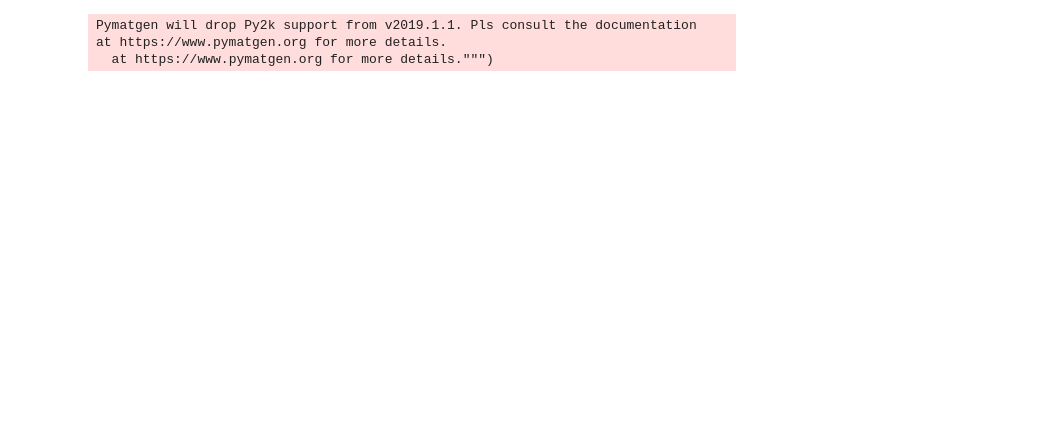
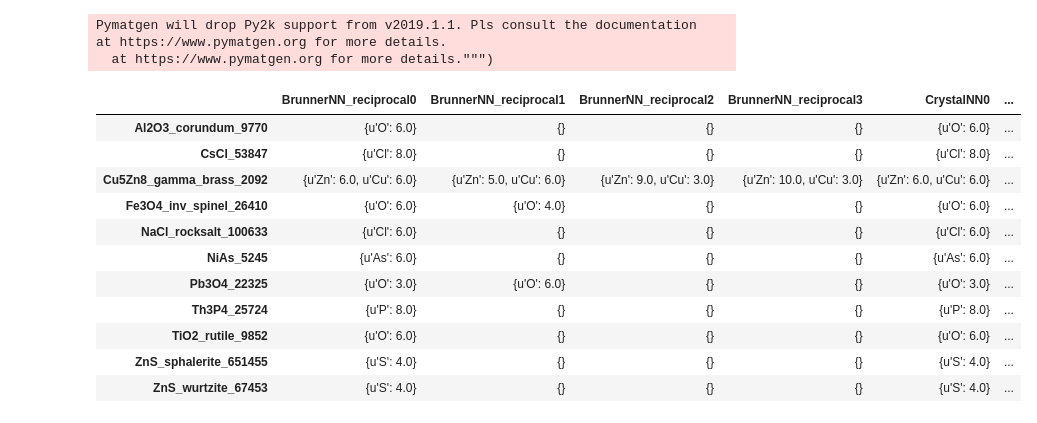
Before and after one commit to hackingmaterials/materials-coord, a Jupyter notebook: examples/common_binaries_cation_anion.ipynb, the cells around one changed output. Saved outputs shown, nothing was run; the diff lists cells and outputs as text; code cells hidden in the pictures; blank space fills up the shorter version.

```diff
--- a/examples/common_binaries_cation_anion.ipynb
+++ b/examples/common_binaries_cation_anion.ipynb
@@ -1,15 +1,33 @@
 # %%
 import pandas as pd
 pd.set_option("display.max_columns",999) # display all columns
 pd.set_option("display.max_rows", 999)
 
 from pymatgen.analysis.local_env import BrunnerNN_reciprocal, EconNN, JMolNN, \
                                         MinimumDistanceNN, MinimumOKeeffeNN, MinimumVIRENN, \
                                         VoronoiNN, VoronoiNN_modified, CrystalNN
 from materialscoord.core import Benchmark, HumanInterpreter
 
-methods = [BrunnerNN_reciprocal(), HumanInterpreter()]
+methods = [BrunnerNN_reciprocal(), EconNN(), JMolNN(), CrystalNN(), VoronoiNN(tol=0.5),
+           MinimumDistanceNN(), MinimumOKeeffeNN(), MinimumVIRENN(),
+           HumanInterpreter()]
+structure_groups = ["common_binaries"]
+
+preset = Benchmark.from_preset(preset_name=structure_groups)
+preset.benchmark(methods=methods)
 # %% [output]
 Pymatgen will drop Py2k support from v2019.1.1. Pls consult the documentation
 at https://www.pymatgen.org for more details.
   at https://www.pymatgen.org for more details.""")
+|  | BrunnerNN_reciprocal0 | BrunnerNN_reciprocal1 | BrunnerNN_reciprocal2 | BrunnerNN_reciprocal3 | CrystalNN0 | ... |
+| Al2O3_corundum_9770 | {u'O': 6.0} | {} | {} | {} | {u'O': 6.0} | ... |
+| CsCl_53847 | {u'Cl': 8.0} | {} | {} | {} | {u'Cl': 8.0} | ... |
+| Cu5Zn8_gamma_brass_2092 | {u'Zn': 6.0, u'Cu': 6.0} | {u'Zn': 5.0, u'Cu': 6.0} | {u'Zn': 9.0, u'Cu': 3.0} | {u'Zn': 10.0, u'Cu': 3.0} | {u'Zn': 6.0, u'Cu': 6.0} | ... |
+| Fe3O4_inv_spinel_26410 | {u'O': 6.0} | {u'O': 4.0} | {} | {} | {u'O': 6.0} | ... |
+| NaCl_rocksalt_100633 | {u'Cl': 6.0} | {} | {} | {} | {u'Cl': 6.0} | ... |
+| NiAs_5245 | {u'As': 6.0} | {} | {} | {} | {u'As': 6.0} | ... |
+| Pb3O4_22325 | {u'O': 3.0} | {u'O': 6.0} | {} | {} | {u'O': 3.0} | ... |
+| Th3P4_25724 | {u'P': 8.0} | {} | {} | {} | {u'P': 8.0} | ... |
+| TiO2_rutile_9852 | {u'O': 6.0} | {} | {} | {} | {u'O': 6.0} | ... |
+| ZnS_sphalerite_651455 | {u'S': 4.0} | {} | {} | {} | {u'S': 4.0} | ... |
+| ZnS_wurtzite_67453 | {u'S': 4.0} | {} | {} | {} | {u'S': 4.0} | ... |
```
Also changed, not shown: parts of 3 cells of this notebook, 16 other files.
